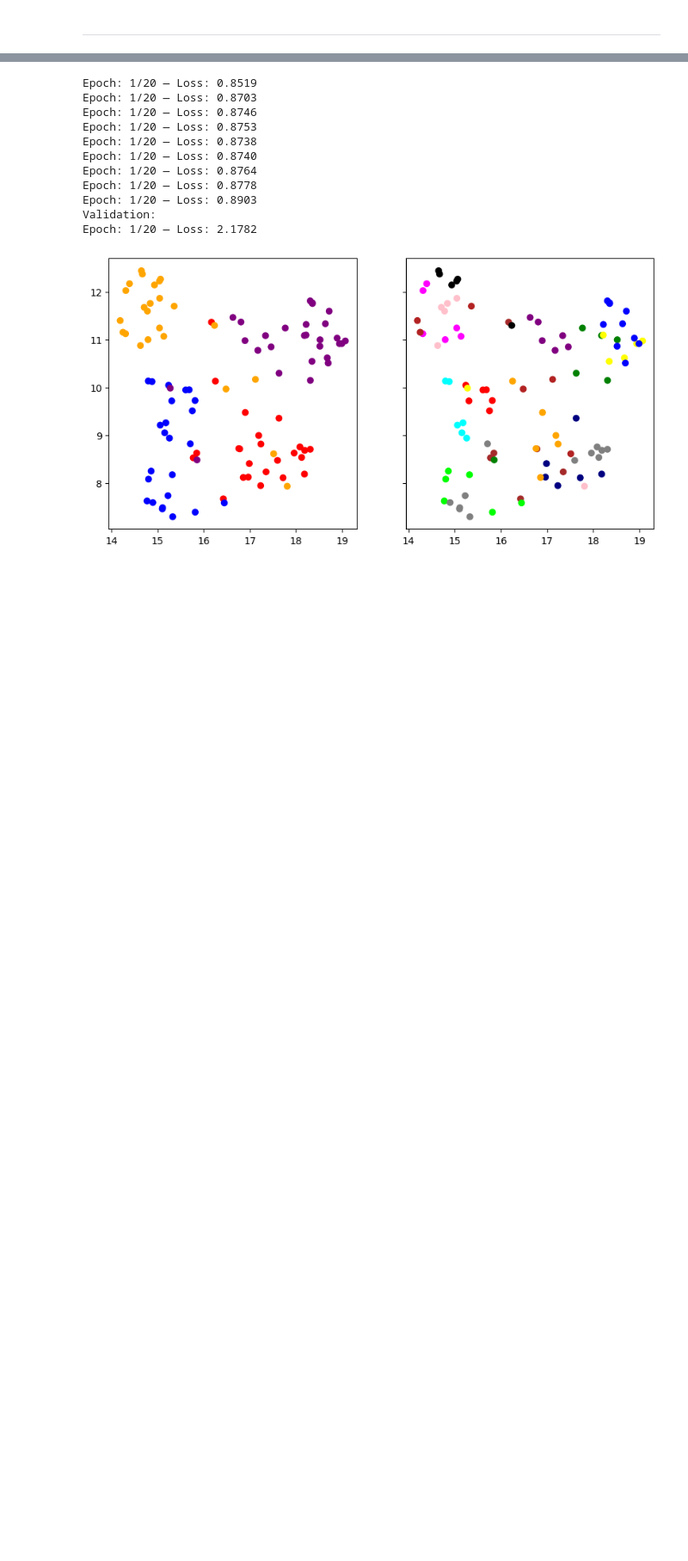
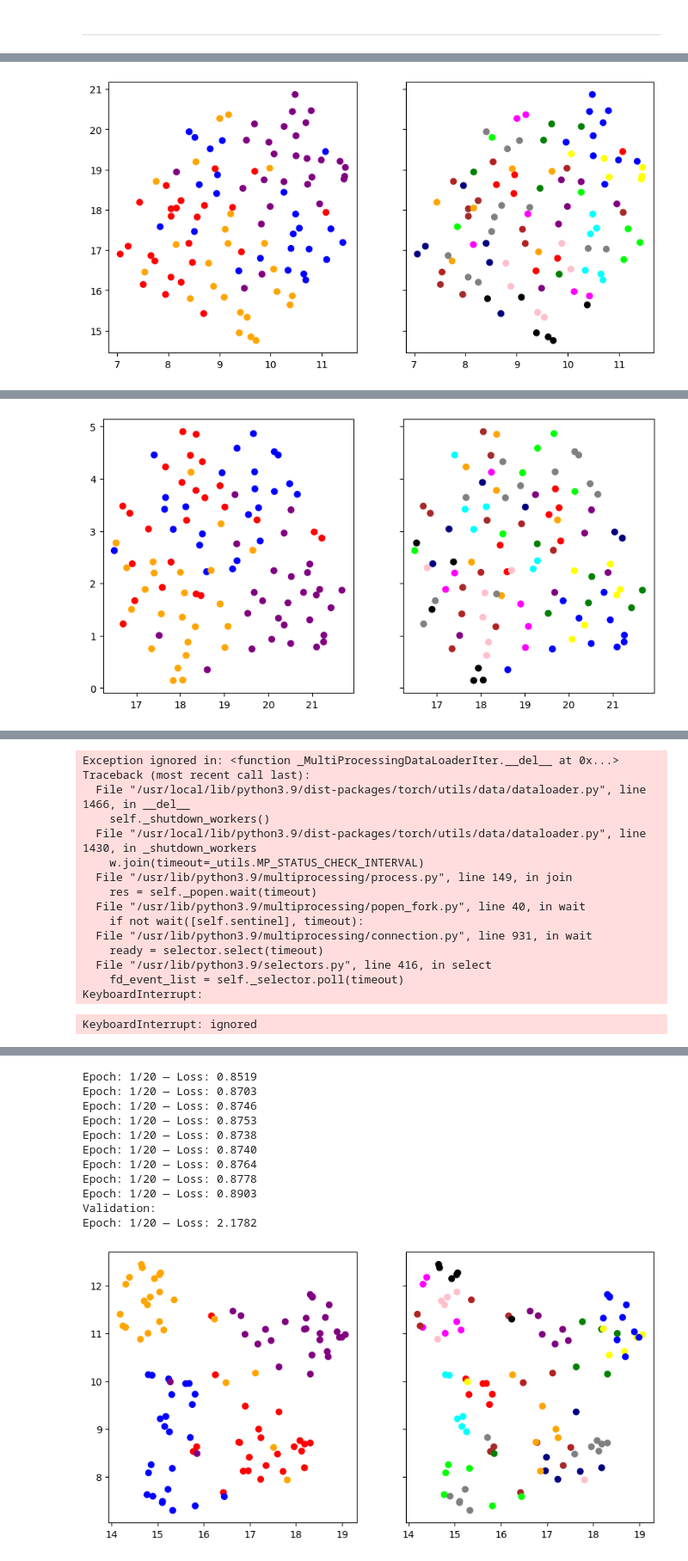
Before and after one commit to flori-margaritescu/human-judgements-honours, a Jupyter notebook: CNN_models_simple.ipynb, the cells around one changed output, grey strips where cells are left out. Shown at 86% size. Cells and saved outputs as stored; diff of their text form; code cells hidden in the pictures; blank space fills up the shorter version.

```diff
--- a/CNN_models_simple.ipynb
+++ b/CNN_models_simple.ipynb
@@ -3755,7 +3820,7 @@ class HSJ(Dataset):
 
         if self.is_train:
             self.image_indices_range = (0,799)
-            self.length = 900
+            self.length = 800
         else:
             self.image_indices_range = (800,899)
             self.length = 100
@@ -4156,9 +4316,9 @@ dict_species = {'Bobolink\n':'red', 'Indigo Bunting\n':'blue', 'Magnolia Warbler
 
 # worked for ResNet-152
 IMAGE_SIZE = 224
-BATCH_SIZE = 110
+BATCH_SIZE = 100
 DEVICE = get_default_device()
-LEARNING_RATE = 0.0000001
+LEARNING_RATE = 0.000001
 EPOCHS = 20
 
 birds_similar_8rank2 = "datasets/birds-16/birds_dataset_triplets/birds_query_rank0_rank1"
@@ -4268,7 +4428,7 @@ def train_model(path, image_type, model, frozen, similar):
               model(anchor_img)
               h.remove()
 
-              anchor_embeddings.append(torch.flatten(my_embedding).cpu())
+              anchor_embeddings.append(torch.flatten(anchor_out).cpu())
             # plt.plot([1,2], running_loss_val, color="red")
 
         print("Validation: ")
@@ -4284,7 +4444,7 @@ def train_model(path, image_type, model, frozen, similar):
           labels_species = np.load("labels_species_dissimilar.npy")
           labels_umbrella_species = np.load("umbrella_labels_dissimilar.npy")
 
-        reduced_embeddings = umap.UMAP(n_neighbors=20, metric='correlation').fit_transform([e.detach().numpy() for e in anchor_embeddings])
+        reduced_embeddings = umap.UMAP(n_neighbors=32, min_dist=0.3).fit_transform([e.detach().numpy() for e in anchor_embeddings])
 
         fig, axs = plt.subplots(1,2,sharey=True,figsize=(10,5))
         axs[0].scatter([x[0].item() for x in reduced_embeddings],[x[1].item() for x in reduced_embeddings], color=[dict_umbrella_species[l] for l in labels_umbrella_species[800:900]])  # color=[dict_umbrella_species[x] for x in um_similar])
@@ -4297,0 +4487,7 @@ def train_model(path, image_type, model, frozen, similar):
+# %%
+# PLOTTING THE ACTUAL MODEL OUTPUTS
+ResNet = ResNet_Triplet34()
+ResNet = ResNet.to(DEVICE)
+
+embeddings = train_model(birds_disimilar_8rank2_BALANCED,"jpg", ResNet, False, False)  # batch 110
+# %% [output]
@@ -4297,0 +4504 @@ def train_model(path, image_type, model, frozen, similar):
+[figure, added]
@@ -4297,0 +4515 @@ def train_model(path, image_type, model, frozen, similar):
+[figure, added]
@@ -4298 +4520,17 @@ def train_model(path, image_type, model, frozen, similar):
+Exception ignored in: <function _MultiProcessingDataLoaderIter.__del__ at 0x...>
+Traceback (most recent call last):
+  File "/usr/local/lib/python3.9/dist-packages/torch/utils/data/dataloader.py", line 1466, in __del__
+    self._shutdown_workers()
+  File "/usr/local/lib/python3.9/dist-packages/torch/utils/data/dataloader.py", line 1430, in _shutdown_workers
+    w.join(timeout=_utils.MP_STATUS_CHECK_INTERVAL)
+  File "/usr/lib/python3.9/multiprocessing/process.py", line 149, in join
+    res = self._popen.wait(timeout)
+  File "/usr/lib/python3.9/multiprocessing/popen_fork.py", line 40, in wait
+    if not wait([self.sentinel], timeout):
+  File "/usr/lib/python3.9/multiprocessing/connection.py", line 931, in wait
+    ready = selector.select(timeout)
+  File "/usr/lib/python3.9/selectors.py", line 416, in select
+    fd_event_list = self._selector.poll(timeout)
+KeyboardInterrupt:
+KeyboardInterrupt: ignored
 # %%
```
Also changed, not shown: parts of 23 cells of this notebook.
